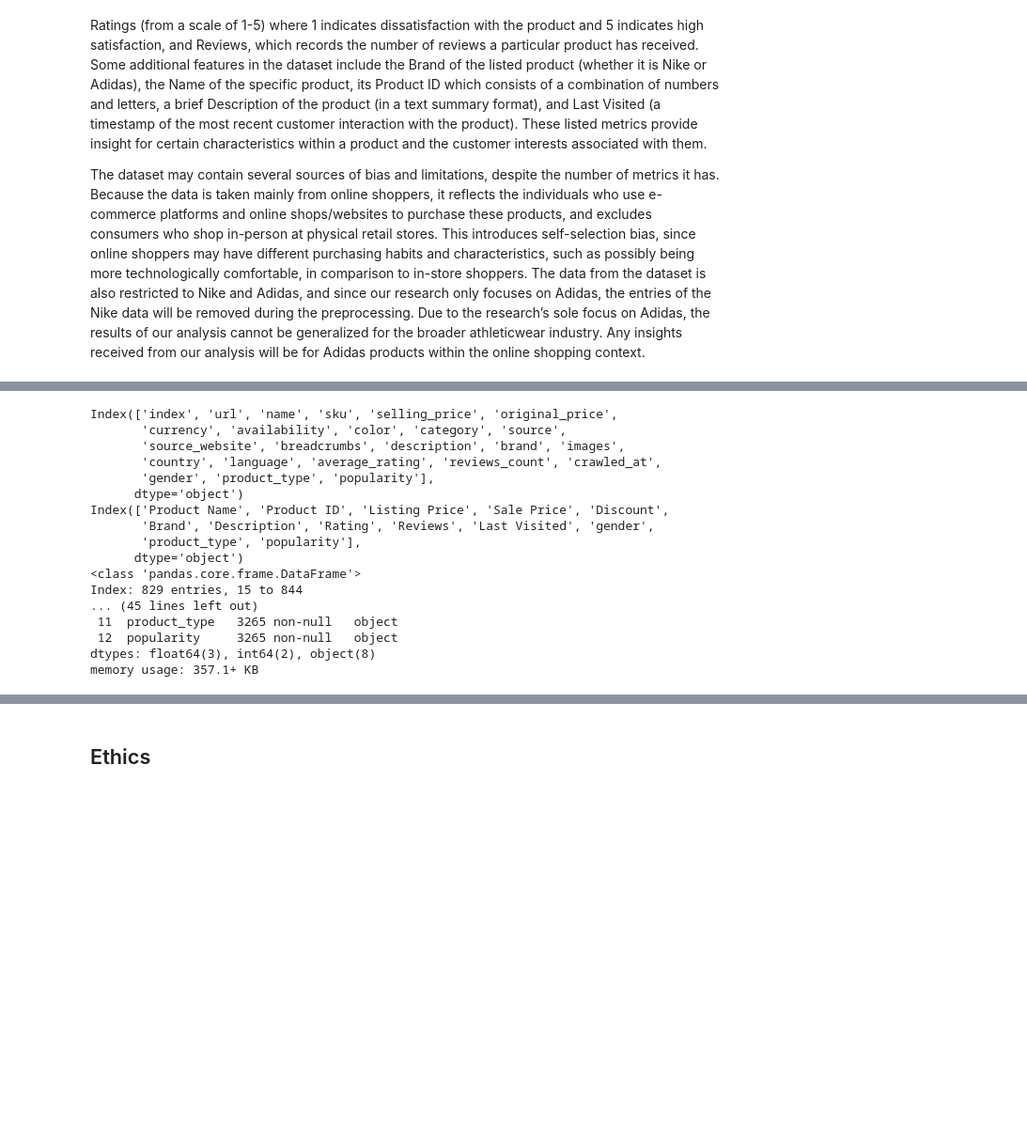
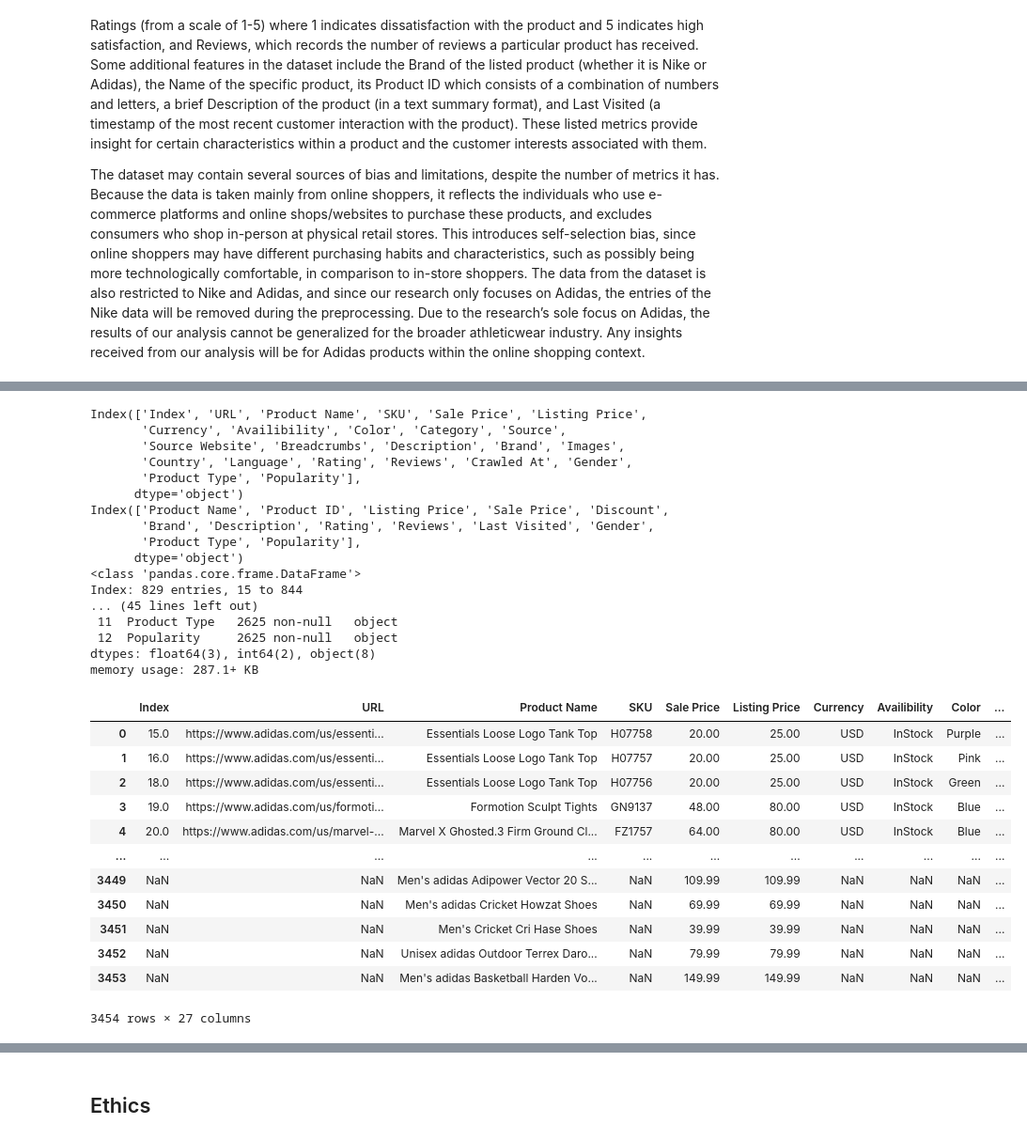
Before and after one commit to jasmine-1e/Hedonic-Analysis-of-Athleticware-Pricing, a Jupyter notebook: 01-DataCheckpoint.ipynb, the cells around one changed output, grey strips where cells are left out. Shown at 94% size. Saved outputs shown, nothing was run; the diff lists cells and outputs as text; code cells hidden in the pictures; blank space fills up the shorter version.

```diff
--- a/01-DataCheckpoint.ipynb
+++ b/01-DataCheckpoint.ipynb
@@ -259,6 +259,9 @@ def gender(text):
         return "Other"
 
 df["gender"] = df["breadcrumbs"].str.lower().transform(gender)
+
+##adding name to description for consistency across data
+df["description"] = df["name"] + ": " + df["description"]
 
 #categorizing as type of products
 def product_type(text):
@@ -649,27 +653,48 @@ memory usage: 357.1+ KB
 # %%
 #to prepare for combining the dataframes, we must rename the columns of the dataframes to match,
 #and make sure the columns we want to combine are of the same datatype
 
 print(df.columns)
 print(df_2.columns)
 
 df.info()
 df_2.info()
+
+#renaming columns to be able to concatinate them
+rename= ["Index", "URL", "Product Name", "SKU", "Sale Price", "Listing Price", "Currency", "Availibility", "Color", "Category" ,"Source", "Source Website", "Breadcrumbs", "Description", "Brand", "Images", "Country", "Language","Rating", "Reviews", "Crawled At", "Gender", "Product Type", "Popularity"]
+df.columns = rename
+#making sure the data type is the same
+df["Sale Price"] = df["Sale Price"] .astype(float)
+merged = pd.concat([df,df_2], ignore_index = True)
+merged
 # %% [output]
-Index(['index', 'url', 'name', 'sku', 'selling_price', 'original_price',
-       'currency', 'availability', 'color', 'category', 'source',
-       'source_website', 'breadcrumbs', 'description', 'brand', 'images',
-       'country', 'language', 'average_rating', 'reviews_count', 'crawled_at',
-       'gender', 'product_type', 'popularity'],
+Index(['Index', 'URL', 'Product Name', 'SKU', 'Sale Price', 'Listing Price',
+       'Currency', 'Availibility', 'Color', 'Category', 'Source',
+       'Source Website', 'Breadcrumbs', 'Description', 'Brand', 'Images',
+       'Country', 'Language', 'Rating', 'Reviews', 'Crawled At', 'Gender',
+       'Product Type', 'Popularity'],
       dtype='object')
 Index(['Product Name', 'Product ID', 'Listing Price', 'Sale Price', 'Discount',
-       'Brand', 'Description', 'Rating', 'Reviews', 'Last Visited', 'gender',
-       'product_type', 'popularity'],
+       'Brand', 'Description', 'Rating', 'Reviews', 'Last Visited', 'Gender',
+       'Product Type', 'Popularity'],
       dtype='object')
 <class 'pandas.core.frame.DataFrame'>
 Index: 829 entries, 15 to 844
 ... (45 lines left out)
- 11  product_type   3265 non-null   object
- 12  popularity     3265 non-null   object
+ 11  Product Type   2625 non-null   object
+ 12  Popularity     2625 non-null   object
 dtypes: float64(3), int64(2), object(8)
-memory usage: 357.1+ KB
+memory usage: 287.1+ KB
+|  | Index | URL | Product Name | SKU | Sale Price | Listing Price | Currency | Availibility | Color | ... |
+| 0 | 15.0 | https://www.adidas.com/us/essenti... | Essentials Loose Logo Tank Top | H07758 | 20.00 | 25.00 | USD | InStock | Purple | ... |
+| 1 | 16.0 | https://www.adidas.com/us/essenti... | Essentials Loose Logo Tank Top | H07757 | 20.00 | 25.00 | USD | InStock | Pink | ... |
+| 2 | 18.0 | https://www.adidas.com/us/essenti... | Essentials Loose Logo Tank Top | H07756 | 20.00 | 25.00 | USD | InStock | Green | ... |
+| 3 | 19.0 | https://www.adidas.com/us/formoti... | Formotion Sculpt Tights | GN9137 | 48.00 | 80.00 | USD | InStock | Blue | ... |
+| 4 | 20.0 | https://www.adidas.com/us/marvel-... | Marvel X Ghosted.3 Firm Ground Cl... | FZ1757 | 64.00 | 80.00 | USD | InStock | Blue | ... |
+| ... | ... | ... | ... | ... | ... | ... | ... | ... | ... | ... |
+| 3449 | NaN | NaN | Men's adidas Adipower Vector 20 S... | NaN | 109.99 | 109.99 | NaN | NaN | NaN | ... |
+| 3450 | NaN | NaN | Men's adidas Cricket Howzat Shoes | NaN | 69.99 | 69.99 | NaN | NaN | NaN | ... |
+| 3451 | NaN | NaN | Men's Cricket Cri Hase Shoes | NaN | 39.99 | 39.99 | NaN | NaN | NaN | ... |
+| 3452 | NaN | NaN | Unisex adidas Outdoor Terrex Daro... | NaN | 79.99 | 79.99 | NaN | NaN | NaN | ... |
+| 3453 | NaN | NaN | Men's adidas Basketball Harden Vo... | NaN | 149.99 | 149.99 | NaN | NaN | NaN | ... |
+3454 rows × 27 columns
```
Also changed, not shown: parts of 2 cells of this notebook.
